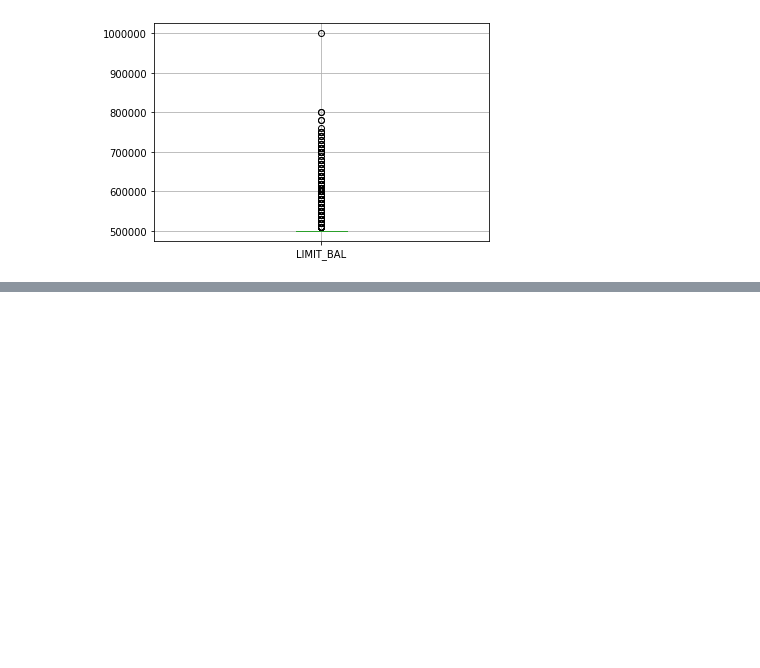
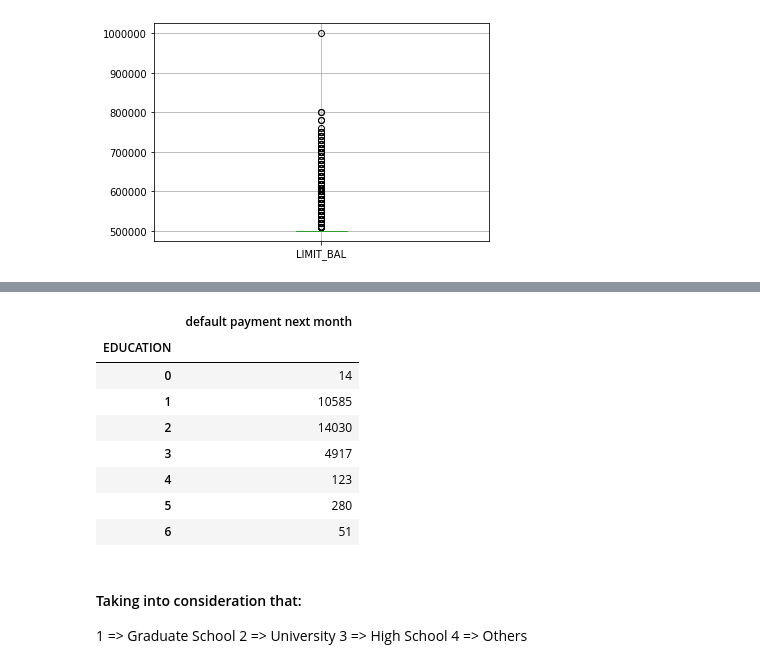
Before and after one commit to AleMadLei/machine-learning-project, a Jupyter notebook: Machine Learning Project.ipynb, the cells around one changed output, grey strips where cells are left out. Saved outputs shown, nothing was run; the diff lists cells and outputs as text; code cells hidden in the pictures; blank space fills up the shorter version.

```diff
--- a/Machine Learning Project.ipynb
+++ b/Machine Learning Project.ipynb
@@ -121,0 +195,18 @@ overLimitValue[['LIMIT_BAL']].boxplot()
+# %%
+data[['EDUCATION', 'default payment next month']].groupby('EDUCATION').count()
+# %% [output]
+|  | default payment next month |
+| EDUCATION |  |
+| 0 | 14 |
+| 1 | 10585 |
+| 2 | 14030 |
+| 3 | 4917 |
+| 4 | 123 |
+| 5 | 280 |
+| 6 | 51 |
+# %% [markdown]
+#### Taking into consideration that:
+1 => Graduate School
+2 => University
+3 => High School
+4 => Others
```
Also changed, not shown: parts of 18 cells of this notebook.
